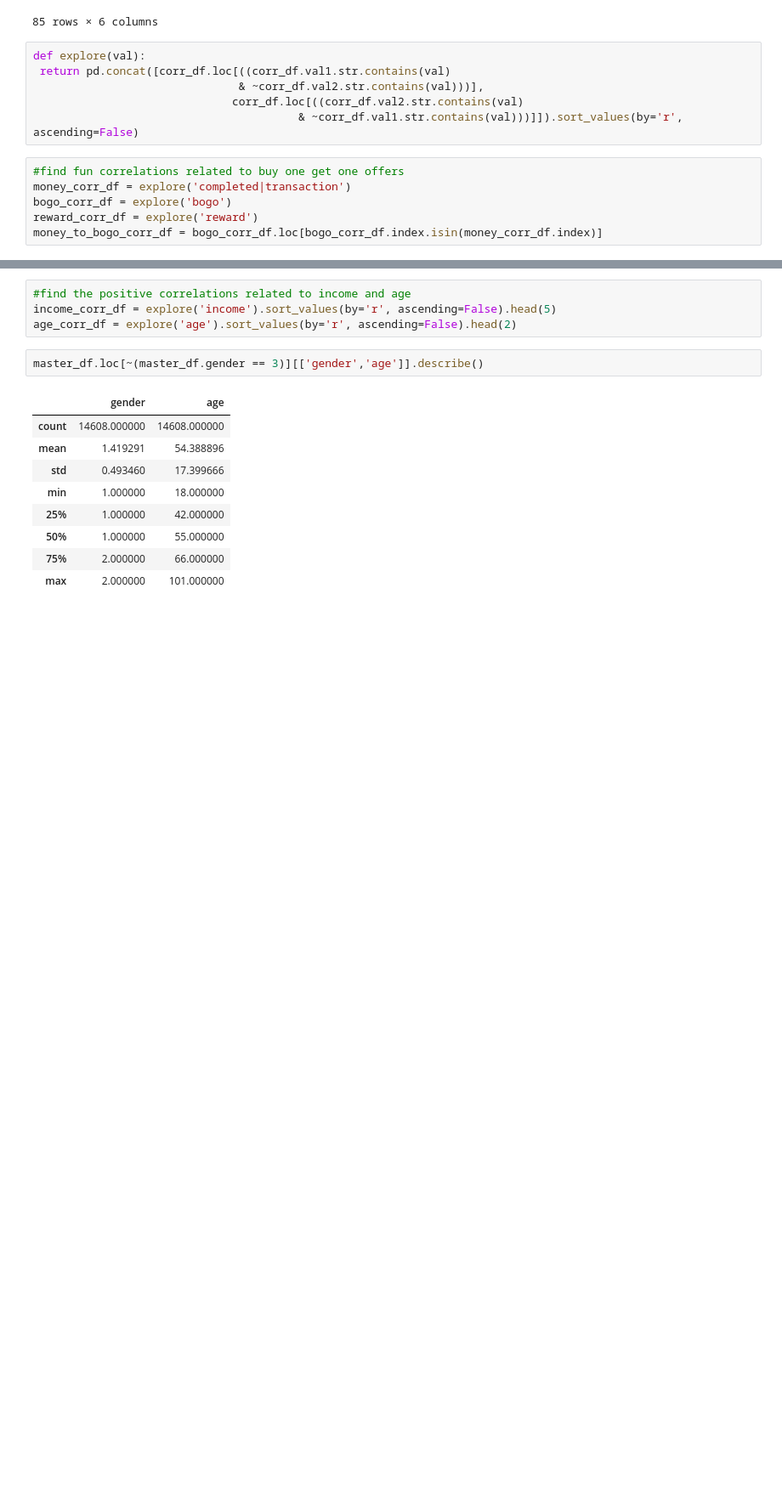
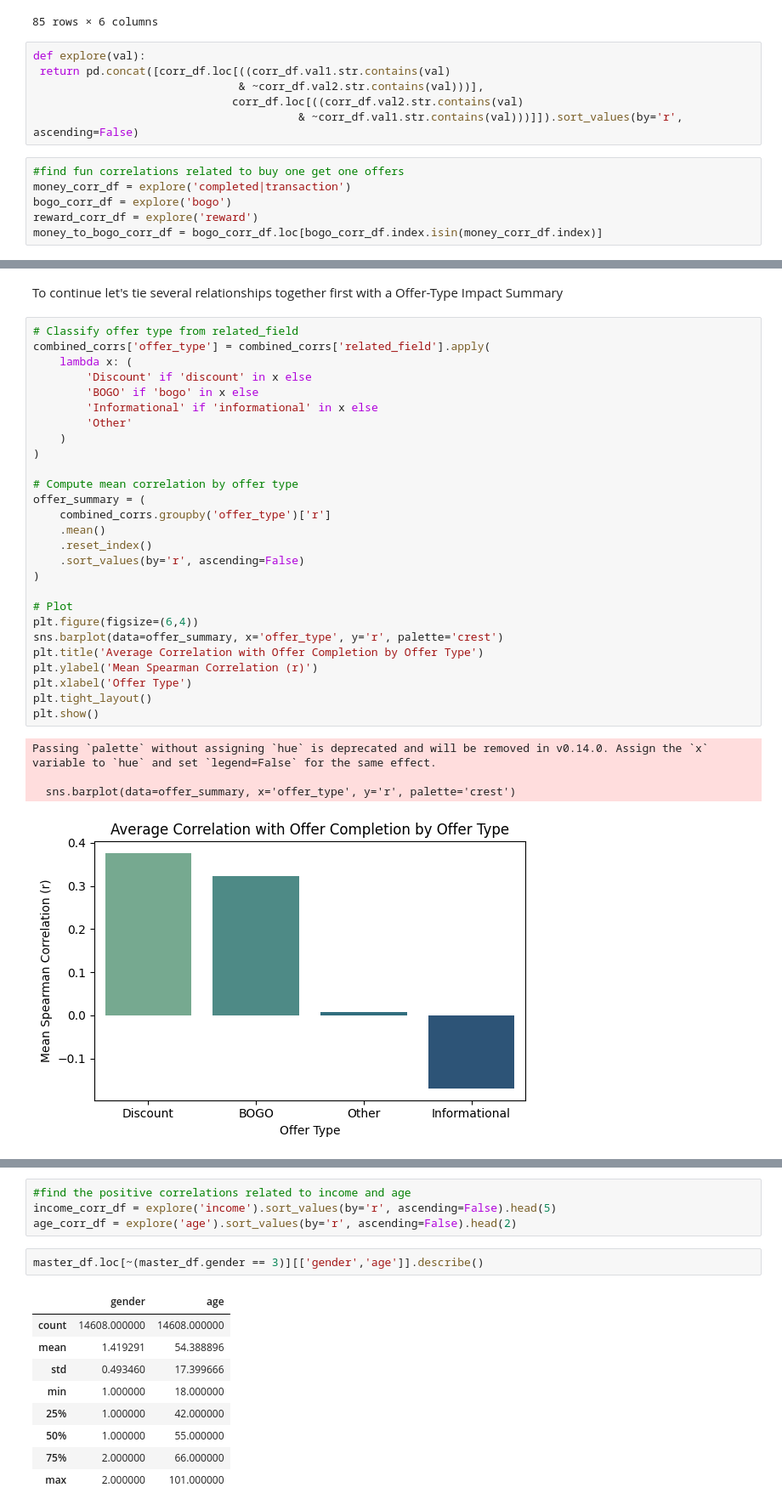
Before and after one commit to kiah-ucsd/DSE200, a Jupyter notebook: Mini_Project_2.ipynb, the cells around one changed output, grey strips where cells are left out. Shown: that part at 85% size. Drawn from its saved outputs; the diff is of its cells as text; blank space fills up the shorter version.

```diff
--- a/Mini_Project_2.ipynb
+++ b/Mini_Project_2.ipynb
@@ -614,0 +746,34 @@ pos_corr_OC
+# %% [markdown]
+To continue let's tie several relationships together first with a Offer-Type Impact Summary
+# %%
+# Classify offer type from related_field
+combined_corrs['offer_type'] = combined_corrs['related_field'].apply(
+    lambda x: (
+        'Discount' if 'discount' in x else
+        'BOGO' if 'bogo' in x else
+        'Informational' if 'informational' in x else
+        'Other'
+    )
+)
+
+# Compute mean correlation by offer type
+offer_summary = (
+    combined_corrs.groupby('offer_type')['r']
+    .mean()
+    .reset_index()
+    .sort_values(by='r', ascending=False)
+)
+
+# Plot
+plt.figure(figsize=(6,4))
+sns.barplot(data=offer_summary, x='offer_type', y='r', palette='crest')
+plt.title('Average Correlation with Offer Completion by Offer Type')
+plt.ylabel('Mean Spearman Correlation (r)')
+plt.xlabel('Offer Type')
+plt.tight_layout()
+plt.show()
+# %% [output]
+Passing `palette` without assigning `hue` is deprecated and will be removed in v0.14.0. Assign the `x` variable to `hue` and set `legend=False` for the same effect.
+
+  sns.barplot(data=offer_summary, x='offer_type', y='r', palette='crest')
+[figure, added]
```
Also changed, not shown: parts of 39 cells of this notebook.
